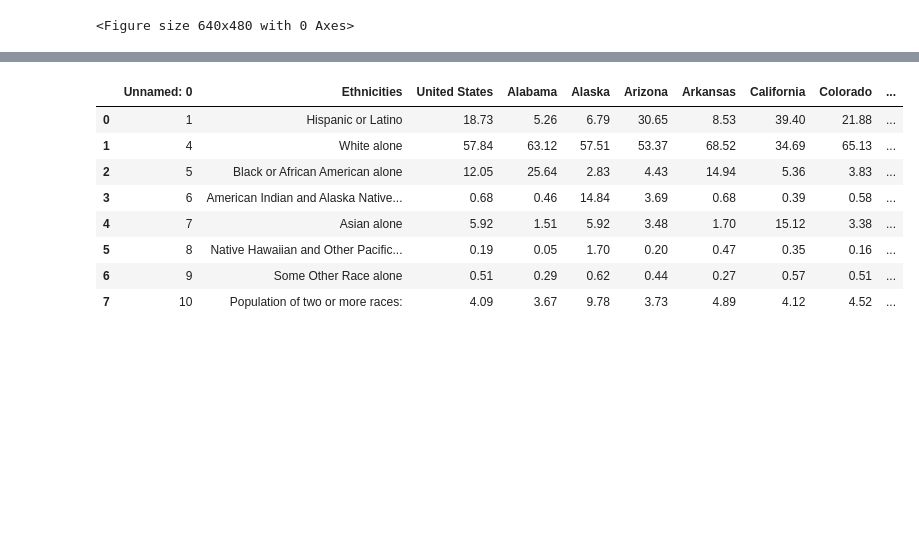
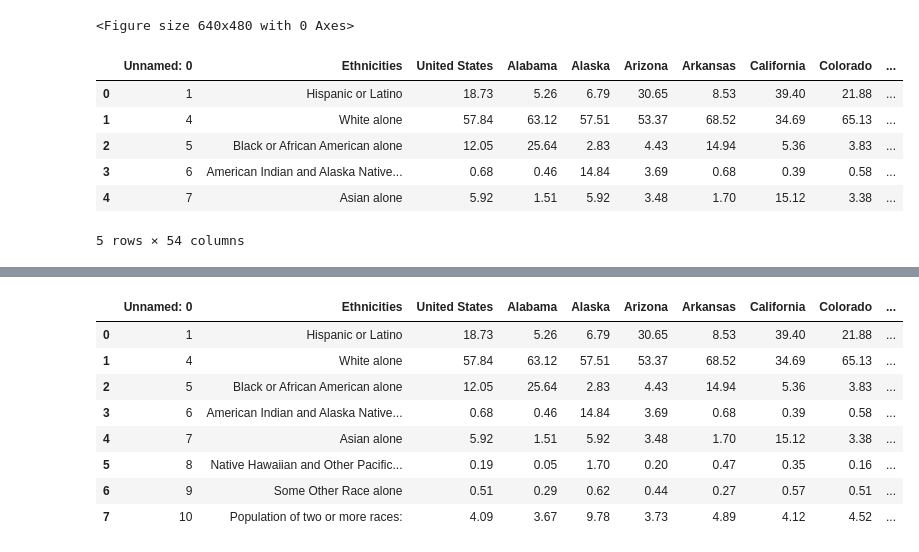
Before and after one commit to mwsierzega/Project3, a Jupyter notebook: Data_Census_OPTN.ipynb, the cells around one changed output, grey strips where cells are left out. Drawn from its saved outputs; the diff is of its cells as text; code cells hidden in the pictures; blank space fills up the shorter version.

```diff
--- a/Data_Census_OPTN.ipynb
+++ b/Data_Census_OPTN.ipynb
@@ -542,3 +553,14 @@ plt.savefig('images/wait_times_ethnicities.png')
 <Figure size 640x480 with 0 Axes>
 # %%
 df_e = pd.read_csv('output/census_eth_df_percent.csv')
+# %%
+census_eth_df_percent = pd.DataFrame(df_e)
+census_eth_df_percent.head()
+# %% [output]
+|  | Unnamed: 0 | Ethnicities | United States | Alabama | Alaska | Arizona | Arkansas | California | Colorado | ... |
+| 0 | 1 | Hispanic or Latino | 18.73 | 5.26 | 6.79 | 30.65 | 8.53 | 39.40 | 21.88 | ... |
+| 1 | 4 | White alone | 57.84 | 63.12 | 57.51 | 53.37 | 68.52 | 34.69 | 65.13 | ... |
+| 2 | 5 | Black or African American alone | 12.05 | 25.64 | 2.83 | 4.43 | 14.94 | 5.36 | 3.83 | ... |
+| 3 | 6 | American Indian and Alaska Native... | 0.68 | 0.46 | 14.84 | 3.69 | 0.68 | 0.39 | 0.58 | ... |
+| 4 | 7 | Asian alone | 5.92 | 1.51 | 5.92 | 3.48 | 1.70 | 15.12 | 3.38 | ... |
+5 rows × 54 columns
```
Also changed, not shown: parts of 13 cells of this notebook, 14 other files.
